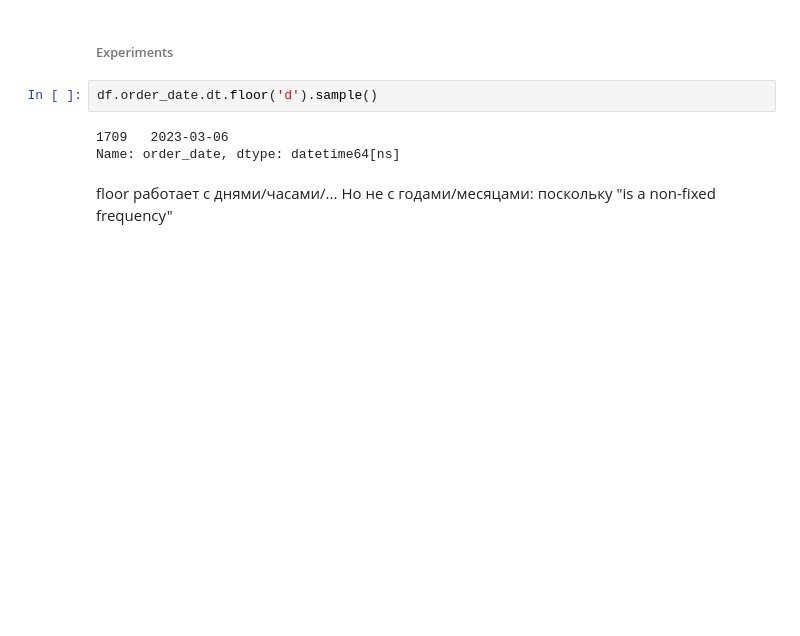
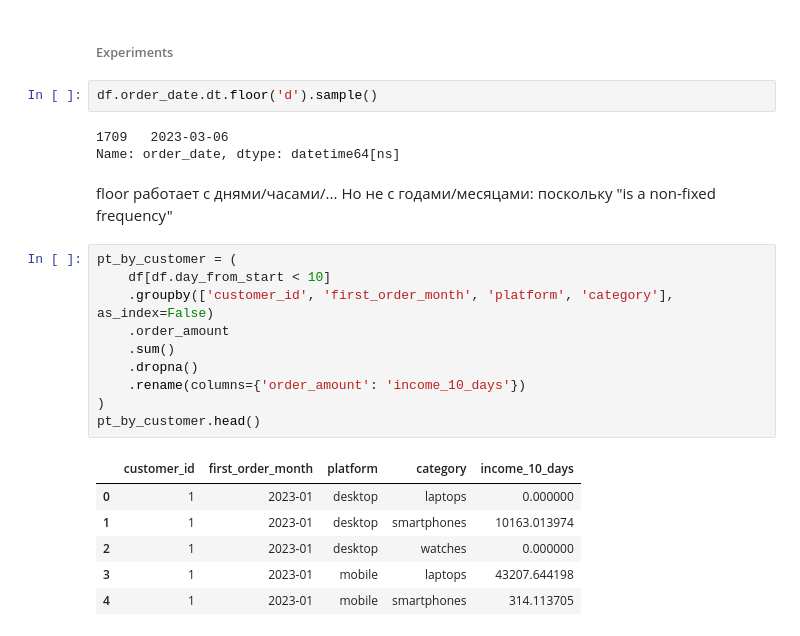
Before and after one commit to gbrs/test_tasks, a Jupyter notebook: karpov_01/pandas.ipynb, the cells around one changed output. Cells and saved outputs as stored; diff of their text form; blank space fills up the shorter version.

```diff
--- a/karpov_01/pandas.ipynb
+++ b/karpov_01/pandas.ipynb
@@ -405,3 +387,20 @@ df.order_date.dt.floor('d').sample()
 Name: order_date, dtype: datetime64[ns]
 # %% [markdown]
 floor работает с днями/часами/... Но не с годами/месяцами: поскольку "is a non-fixed frequency"
+# %%
+pt_by_customer = (
+    df[df.day_from_start < 10]
+    .groupby(['customer_id', 'first_order_month', 'platform', 'category'], as_index=False)
+    .order_amount
+    .sum()
+    .dropna()
+    .rename(columns={'order_amount': 'income_10_days'})
+)
+pt_by_customer.head()
+# %% [output]
+|  | customer_id | first_order_month | platform | category | income_10_days |
+| 0 | 1 | 2023-01 | desktop | laptops | 0.000000 |
+| 1 | 1 | 2023-01 | desktop | smartphones | 10163.013974 |
+| 2 | 1 | 2023-01 | desktop | watches | 0.000000 |
+| 3 | 1 | 2023-01 | mobile | laptops | 43207.644198 |
+| 4 | 1 | 2023-01 | mobile | smartphones | 314.113705 |
```
Also changed, not shown: parts of 21 cells of this notebook.
